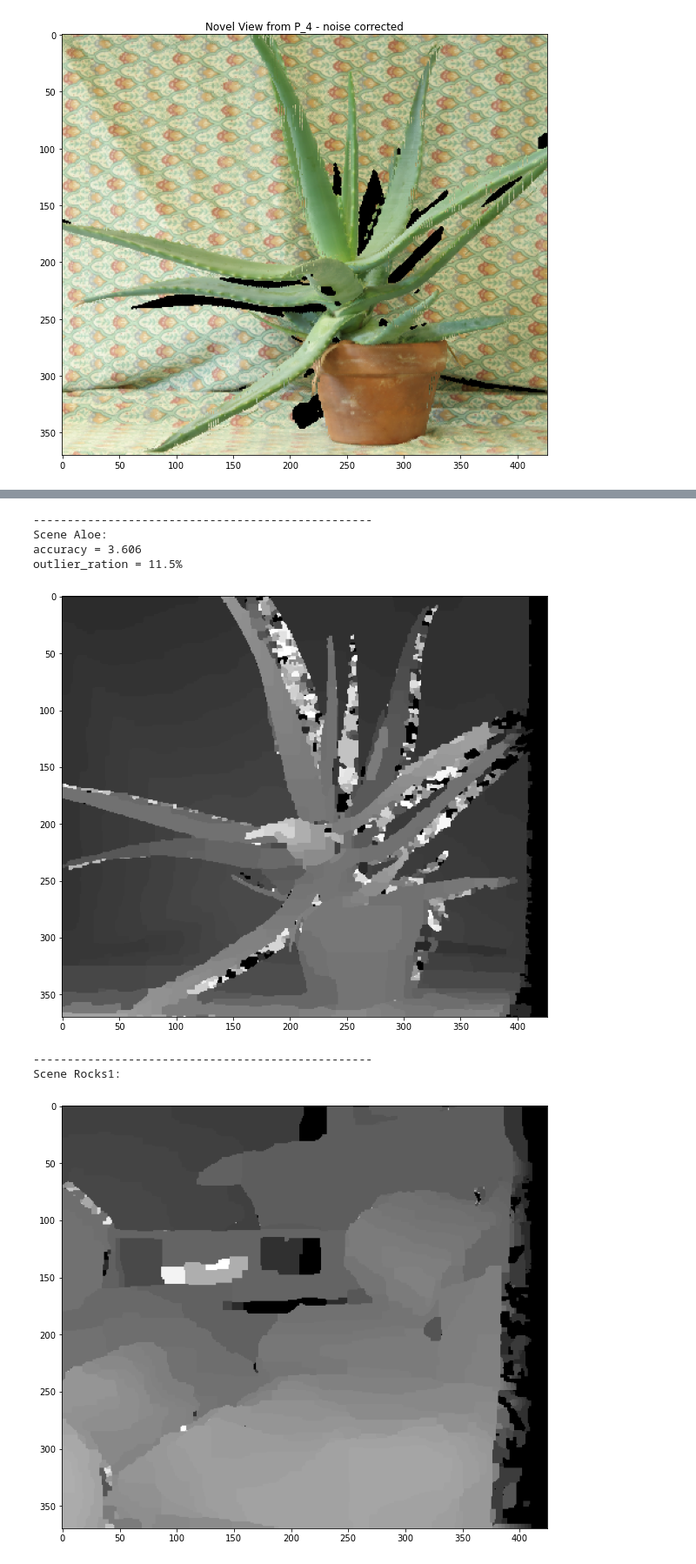
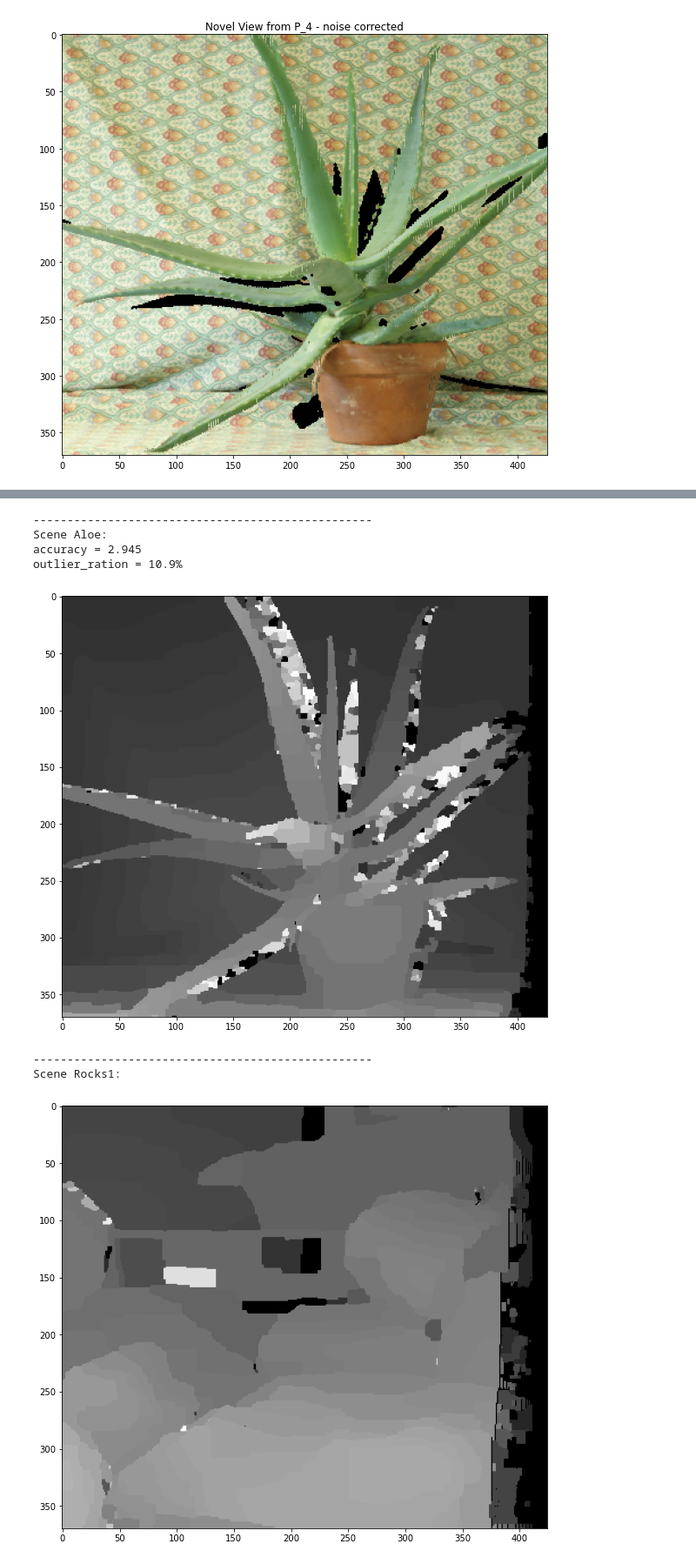
Before and after one commit to antebi-itai/MVGFinalAssignment, a Jupyter notebook: main.ipynb, the cells around one changed output, grey strips where cells are left out. Shown at 87% size. Drawn from its saved outputs; the diff is of its cells as text; code cells hidden in the pictures.

```diff
--- a/main.ipynb
+++ b/main.ipynb
@@ -92,22 +92,22 @@ import example
 [figure]
 # %%
 """			4.2  Baseline solution		"""
-K = 15
+K = 20
 for scene in [data.SCENES_WITH_GT_DISPARITIES[data.CHOSEN_GT_SCENE_INDEX],
 			  data.SCENES_WITHOUT_GT_DISPARITIES[data.CHOSEN_WITHOUT_GT_SCENE_INDEX]]:
 	graph_cuts.images_to_disparity_map_and_3d_scene(scene=scene,
 													get_edges_fn=graph_cuts.get_edges,
 													get_pairwise_cost_fn=graph_cuts.pairwise_cost,
 													get_pairwise_cost_kwargs=dict({"K": K}),
 													get_unary_cost_fn=graph_cuts.unary_cost,
 													P_l=P_l, P_r=P_r, K_l=K_l, K_r=K_r,
 													subsection="4.2")
 # %% [output]
 --------------------------------------------------
 Scene Aloe:
-accuracy = 3.606
-outlier_ration = 11.5%
+accuracy = 2.945
+outlier_ration = 10.9%
-[figure, old version]
+[figure, new version]
 --------------------------------------------------
 Scene Rocks1:
-[figure, old version]
+[figure, new version]
```
Also changed, not shown: parts of 7 cells of this notebook, 1 other file.
